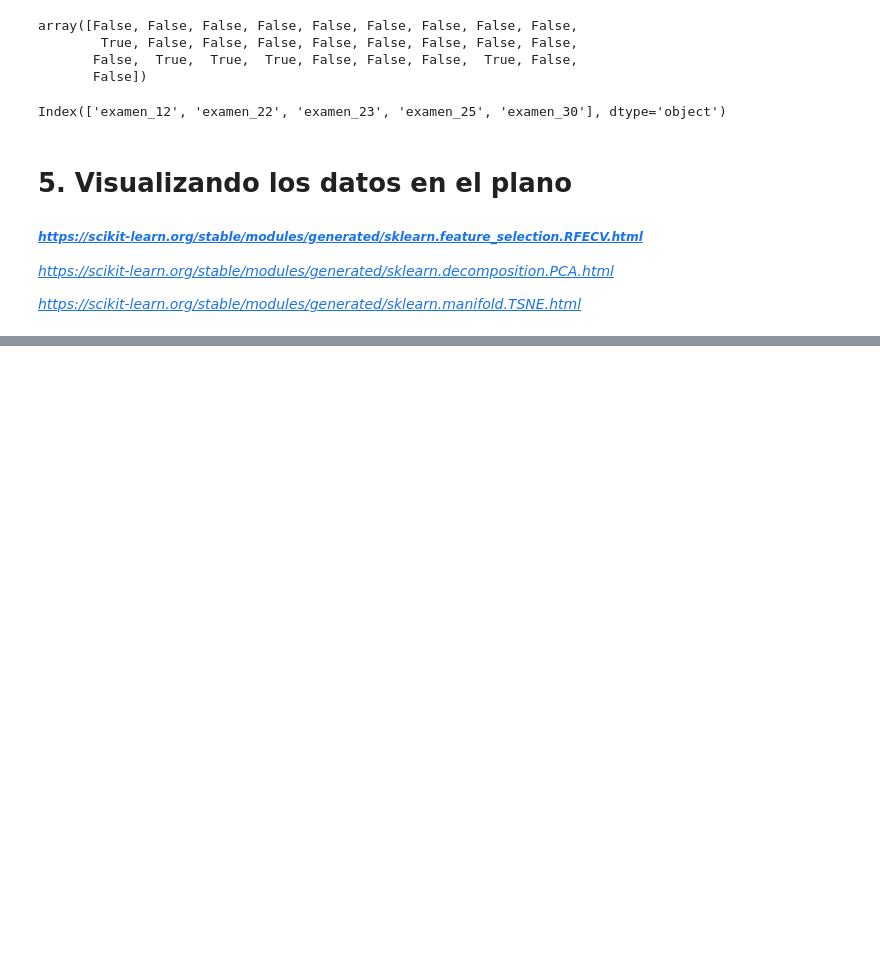
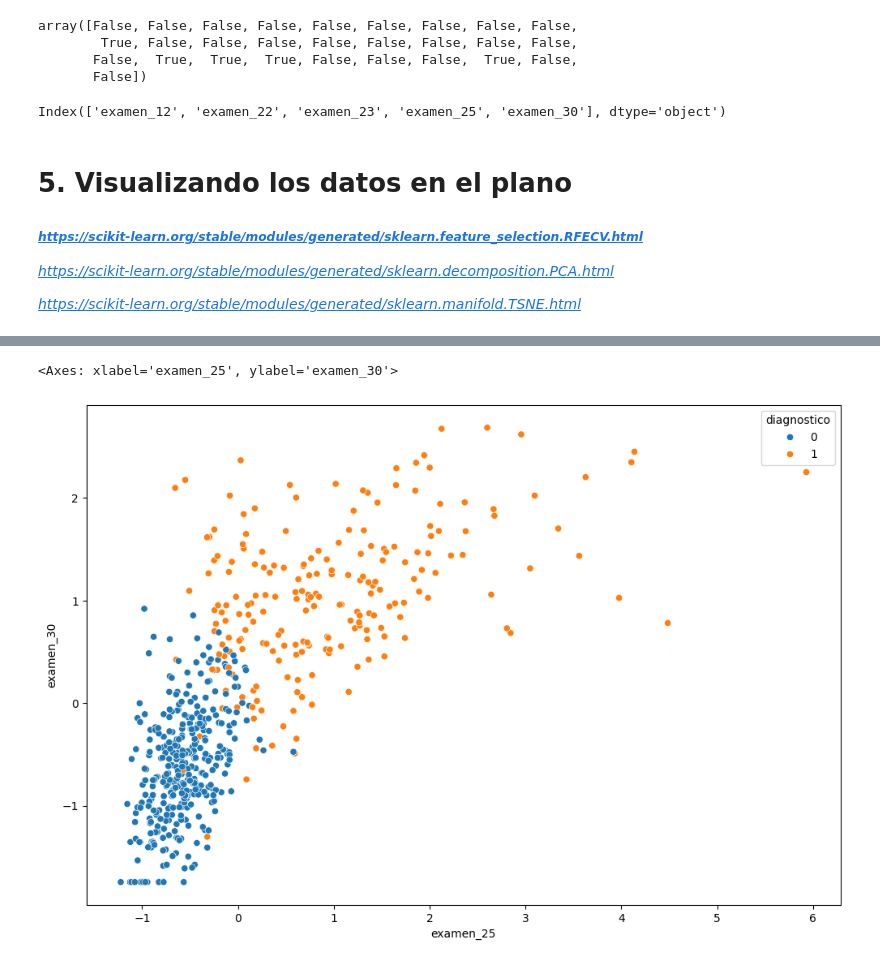
Before and after one commit to MiguelFigueroa02/1820-machine-learning-lidiando-con-datos-de-muchas-dimensiones, a Jupyter notebook: dimensionality_reduction.ipynb, the cells around one changed output, grey strips where cells are left out. Cells and saved outputs as stored; diff of their text form; code cells hidden in the pictures; blank space fills up the shorter version.

```diff
--- a/dimensionality_reduction.ipynb
+++ b/dimensionality_reduction.ipynb
@@ -437,0 +521,3 @@ Index(['examen_12', 'examen_22', 'examen_23', 'examen_25', 'examen_30'], dtype='
+# %%
+X5=X3[['examen_25', 'examen_30']]
+X5.head()
@@ -437,0 +531,6 @@ Index(['examen_12', 'examen_22', 'examen_23', 'examen_25', 'examen_30'], dtype='
+# %%
+plt.figure(figsize=(12,8))
+sns.scatterplot(X5, x=X5.iloc[:,0], y=X5.iloc[:,1], hue=dataset.diagnostico)
+# %% [output]
+<Axes: xlabel='examen_25', ylabel='examen_30'>
+[figure, added]
```
Also changed, not shown: parts of 21 cells of this notebook.
